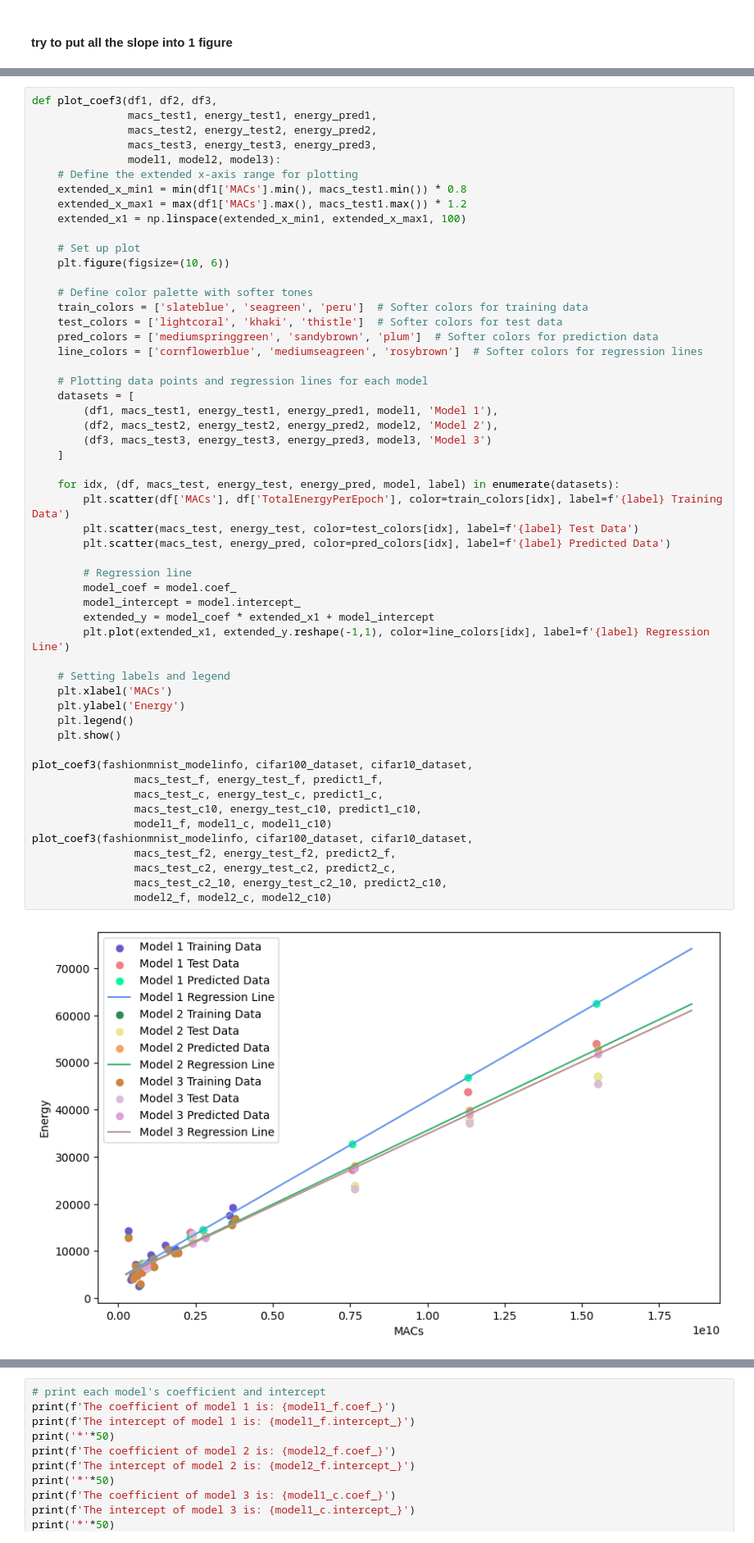
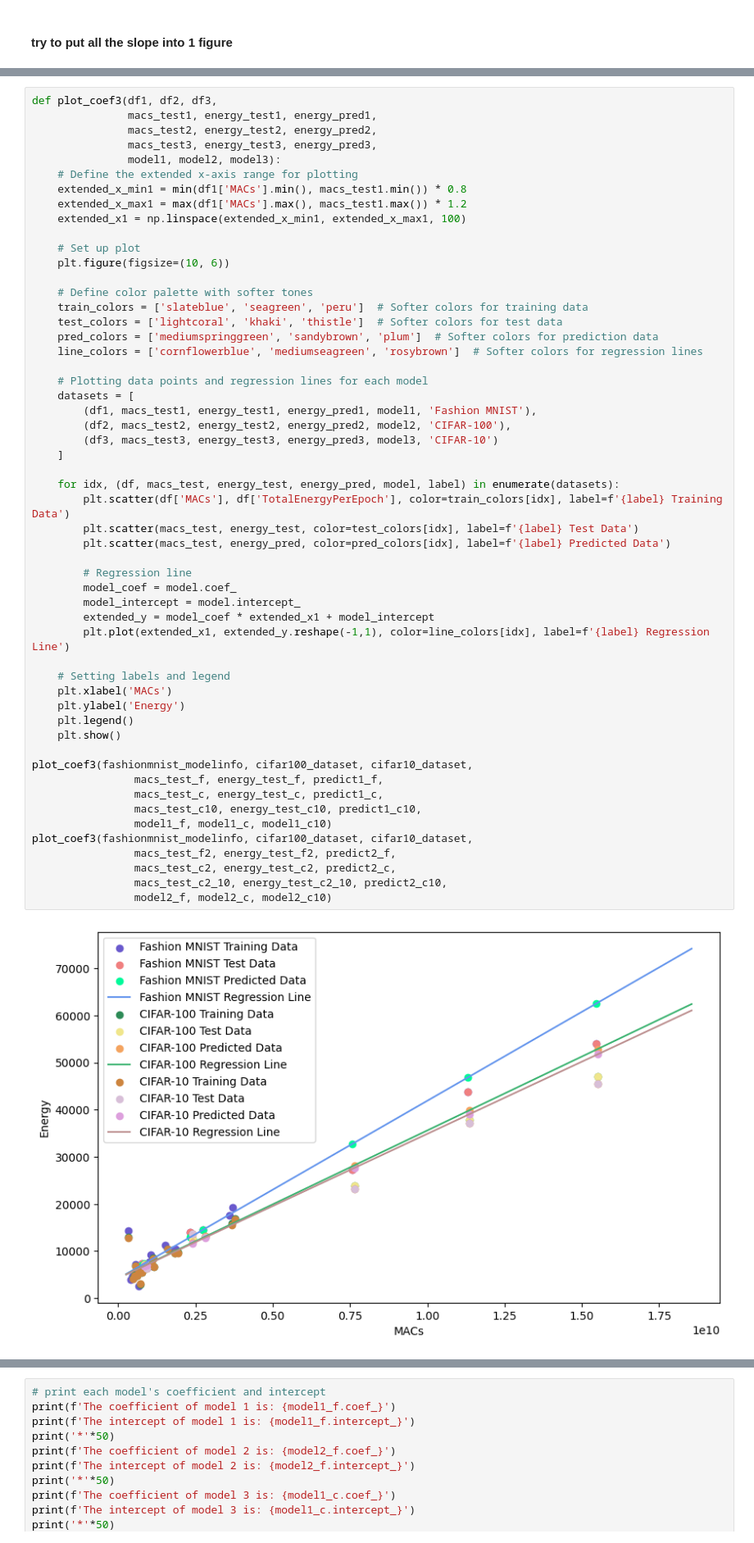
Before and after one commit to dtjgp/GreenAI, a Jupyter notebook: Cloud/4090/code/FinalDataAnalysis_func3.ipynb, the cells around one changed output, grey strips where cells are left out. Shown at 82% size. Saved outputs shown, nothing was run; the diff lists cells and outputs as text.

```diff
--- a/Cloud/4090/code/FinalDataAnalysis_func3.ipynb
+++ b/Cloud/4090/code/FinalDataAnalysis_func3.ipynb
@@ -469,37 +469,37 @@ def plot_coef3(df1, df2, df3,
 
     # Plotting data points and regression lines for each model
     datasets = [
-        (df1, macs_test1, energy_test1, energy_pred1, model1, 'Model 1'),
-        (df2, macs_test2, energy_test2, energy_pred2, model2, 'Model 2'),
-        (df3, macs_test3, energy_test3, energy_pred3, model3, 'Model 3')
+        (df1, macs_test1, energy_test1, energy_pred1, model1, 'Fashion MNIST'),
+        (df2, macs_test2, energy_test2, energy_pred2, model2, 'CIFAR-100'),
+        (df3, macs_test3, energy_test3, energy_pred3, model3, 'CIFAR-10')
     ]
 
     for idx, (df, macs_test, energy_test, energy_pred, model, label) in enumerate(datasets):
         plt.scatter(df['MACs'], df['TotalEnergyPerEpoch'], color=train_colors[idx], label=f'{label} Training Data')
         plt.scatter(macs_test, energy_test, color=test_colors[idx], label=f'{label} Test Data')
         plt.scatter(macs_test, energy_pred, color=pred_colors[idx], label=f'{label} Predicted Data')
 
         # Regression line
         model_coef = model.coef_
         model_intercept = model.intercept_
         extended_y = model_coef * extended_x1 + model_intercept
         plt.plot(extended_x1, extended_y.reshape(-1,1), color=line_colors[idx], label=f'{label} Regression Line')
 
     # Setting labels and legend
     plt.xlabel('MACs')
     plt.ylabel('Energy')
     plt.legend()
     plt.show()
 
 plot_coef3(fashionmnist_modelinfo, cifar100_dataset, cifar10_dataset,
                 macs_test_f, energy_test_f, predict1_f,
                 macs_test_c, energy_test_c, predict1_c,
                 macs_test_c10, energy_test_c10, predict1_c10,
                 model1_f, model1_c, model1_c10)
 plot_coef3(fashionmnist_modelinfo, cifar100_dataset, cifar10_dataset,
                 macs_test_f2, energy_test_f2, predict2_f,
                 macs_test_c2, energy_test_c2, predict2_c,
                 macs_test_c2_10, energy_test_c2_10, predict2_c10,
                 model2_f, model2_c, model2_c10)
 # %% [output]
-[figure, old version]
+[figure, new version]
```
Also changed, not shown: parts of 1 cell of this notebook, 2 other files.
